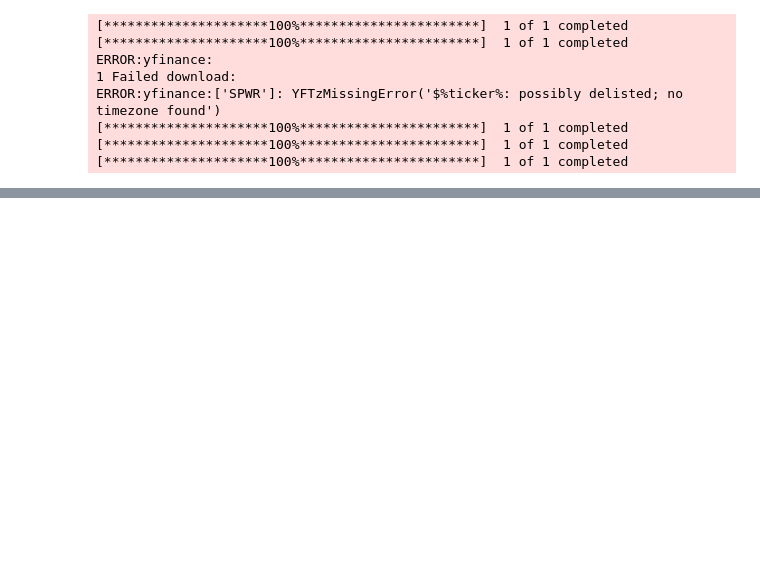
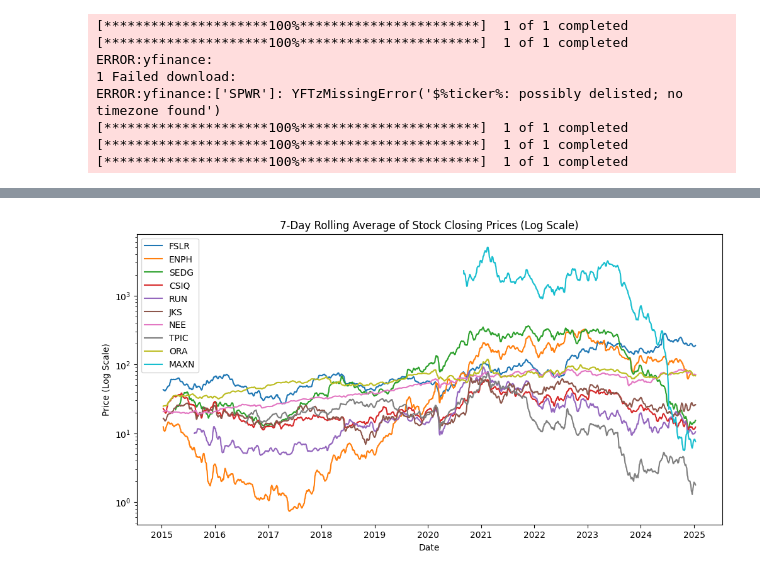
Before and after one commit to vaisenberg/Final_Project, a Jupyter notebook: Fetching_solar_Stock.ipynb, the cells around one changed output, grey strips where cells are left out. Cells and saved outputs as stored; diff of their text form; code cells hidden in the pictures; blank space fills up the shorter version.

```diff
--- a/Fetching_solar_Stock.ipynb
+++ b/Fetching_solar_Stock.ipynb
@@ -319,0 +178,14 @@ Cleaned dataset saved as 'cleaned_stock_data.csv'.
+# %%
+plt.figure(figsize=(12, 6))
+for company in tidy_data['Company'].unique():
+    subset = tidy_data[tidy_data['Company'] == company]
+    plt.plot(subset['Date'], subset['7-Day Rolling Avg'], label=company)
+
+plt.yscale('log')  # Apply logarithmic scale
+plt.title('7-Day Rolling Average of Stock Closing Prices (Log Scale)')
+plt.xlabel('Date')
+plt.ylabel('Price (Log Scale)')
+plt.legend()
+plt.show()
+# %% [output]
+[figure, added]
```
Also changed, not shown: parts of 21 cells of this notebook.
